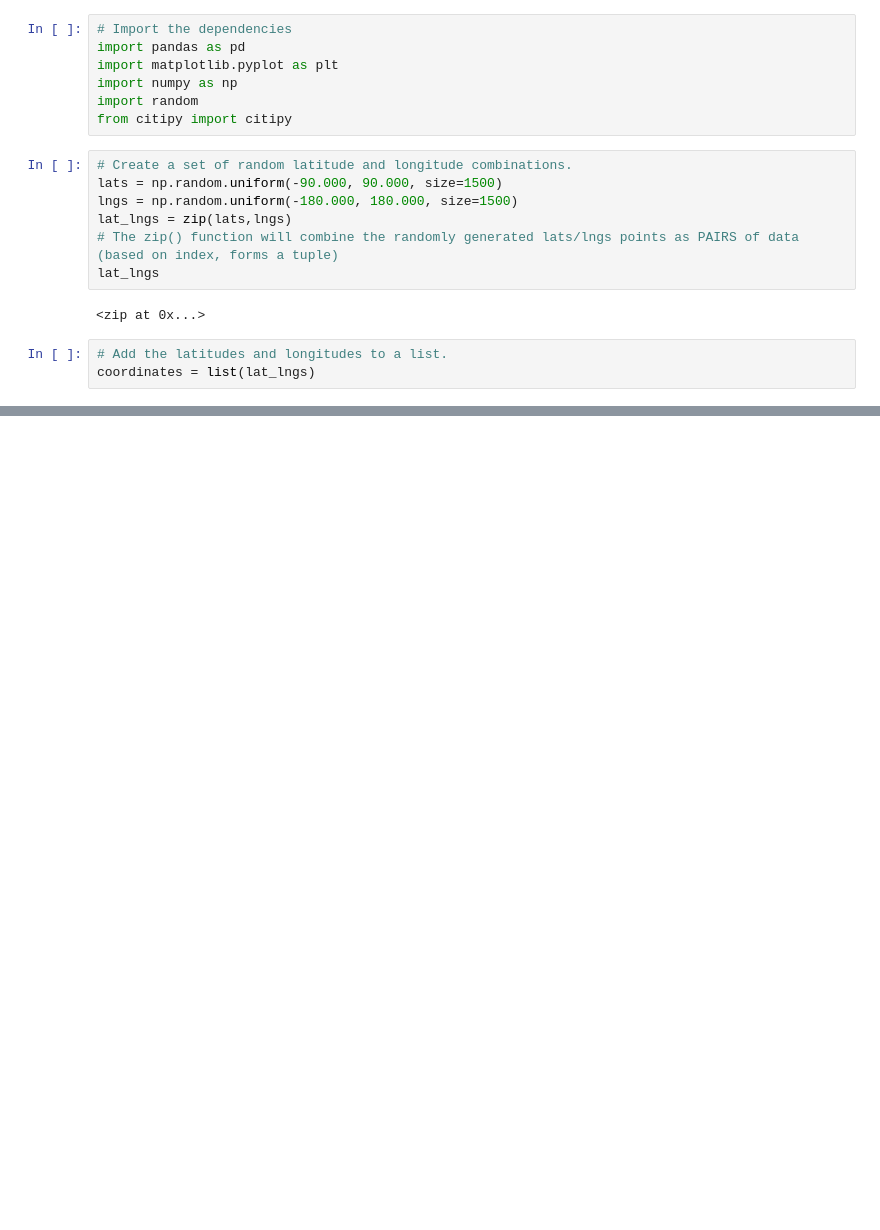
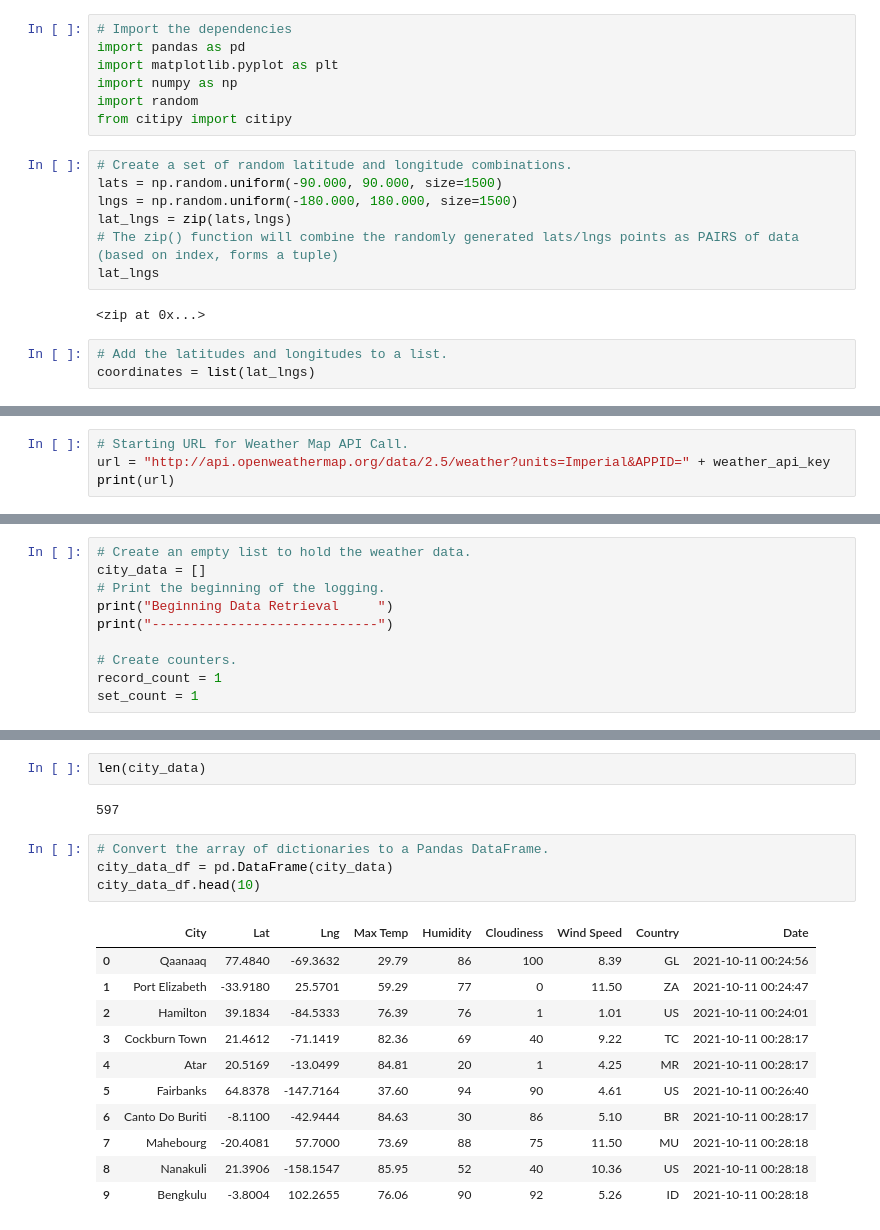
Before and after one commit to SteveWeir/World_Weather_Analysis, a Jupyter notebook: WeatherPy.ipynb, the cells around one changed output, grey strips where cells are left out. Cells and saved outputs as stored; diff of their text form; blank space fills up the shorter version.

Commit message:
Updating gitignore and WeatherPy.

```diff
--- a/WeatherPy.ipynb
+++ b/WeatherPy.ipynb
@@ -33,0 +43,4 @@ len(cities)
+# %%
+# Starting URL for Weather Map API Call.
+url = "http://api.openweathermap.org/data/2.5/weather?units=Imperial&APPID=" + weather_api_key
+print(url)
@@ -33,0 +49,10 @@ len(cities)
+# %%
+# Create an empty list to hold the weather data.
+city_data = []
+# Print the beginning of the logging.
+print("Beginning Data Retrieval     ")
+print("-----------------------------")
+
+# Create counters.
+record_count = 1
+set_count = 1
@@ -33,0 +130,20 @@ len(cities)
+# %%
+len(city_data)
+# %% [output]
+597
+# %%
+# Convert the array of dictionaries to a Pandas DataFrame.
+city_data_df = pd.DataFrame(city_data)
+city_data_df.head(10)
+# %% [output]
+|  | City | Lat | Lng | Max Temp | Humidity | Cloudiness | Wind Speed | Country | Date |
+| 0 | Qaanaaq | 77.4840 | -69.3632 | 29.79 | 86 | 100 | 8.39 | GL | 2021-10-11 00:24:56 |
+| 1 | Port Elizabeth | -33.9180 | 25.5701 | 59.29 | 77 | 0 | 11.50 | ZA | 2021-10-11 00:24:47 |
+| 2 | Hamilton | 39.1834 | -84.5333 | 76.39 | 76 | 1 | 1.01 | US | 2021-10-11 00:24:01 |
+| 3 | Cockburn Town | 21.4612 | -71.1419 | 82.36 | 69 | 40 | 9.22 | TC | 2021-10-11 00:28:17 |
+| 4 | Atar | 20.5169 | -13.0499 | 84.81 | 20 | 1 | 4.25 | MR | 2021-10-11 00:28:17 |
+| 5 | Fairbanks | 64.8378 | -147.7164 | 37.60 | 94 | 90 | 4.61 | US | 2021-10-11 00:26:40 |
+| 6 | Canto Do Buriti | -8.1100 | -42.9444 | 84.63 | 30 | 86 | 5.10 | BR | 2021-10-11 00:28:17 |
+| 7 | Mahebourg | -20.4081 | 57.7000 | 73.69 | 88 | 75 | 11.50 | MU | 2021-10-11 00:28:18 |
+| 8 | Nanakuli | 21.3906 | -158.1547 | 85.95 | 52 | 40 | 10.36 | US | 2021-10-11 00:28:18 |
+| 9 | Bengkulu | -3.8004 | 102.2655 | 76.06 | 90 | 92 | 5.26 | ID | 2021-10-11 00:28:18 |
```
Also changed, not shown: parts of 7 cells of this notebook, 3 other files.
